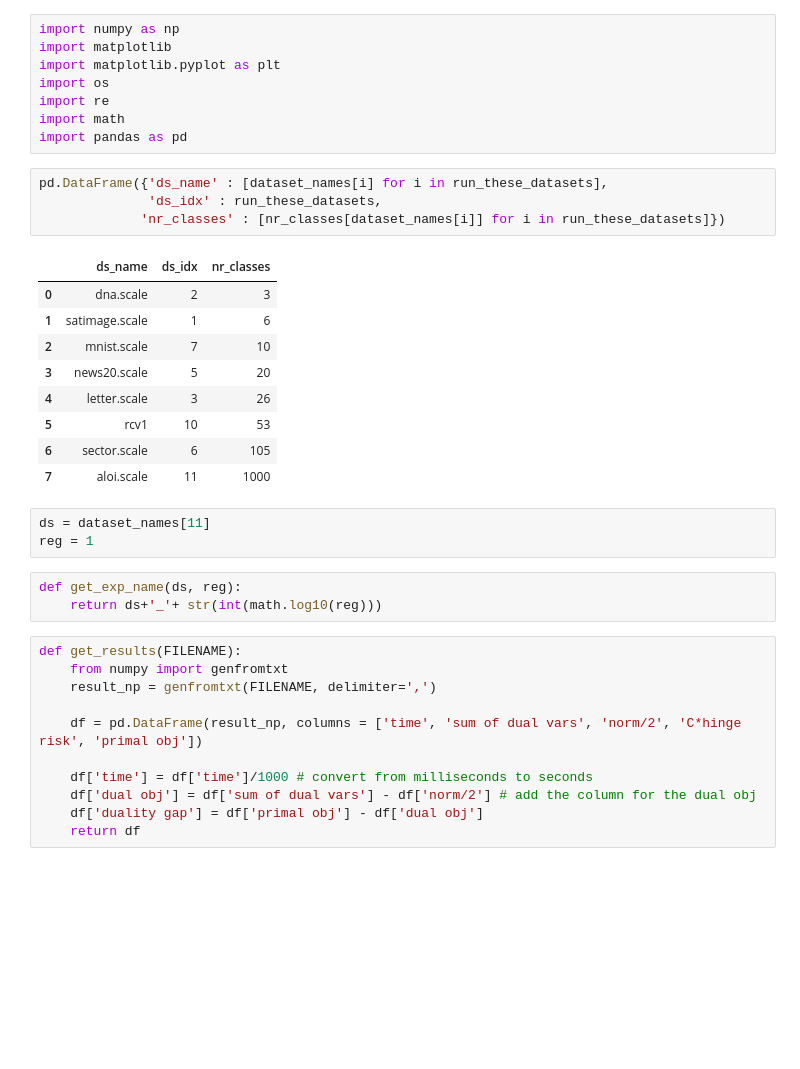
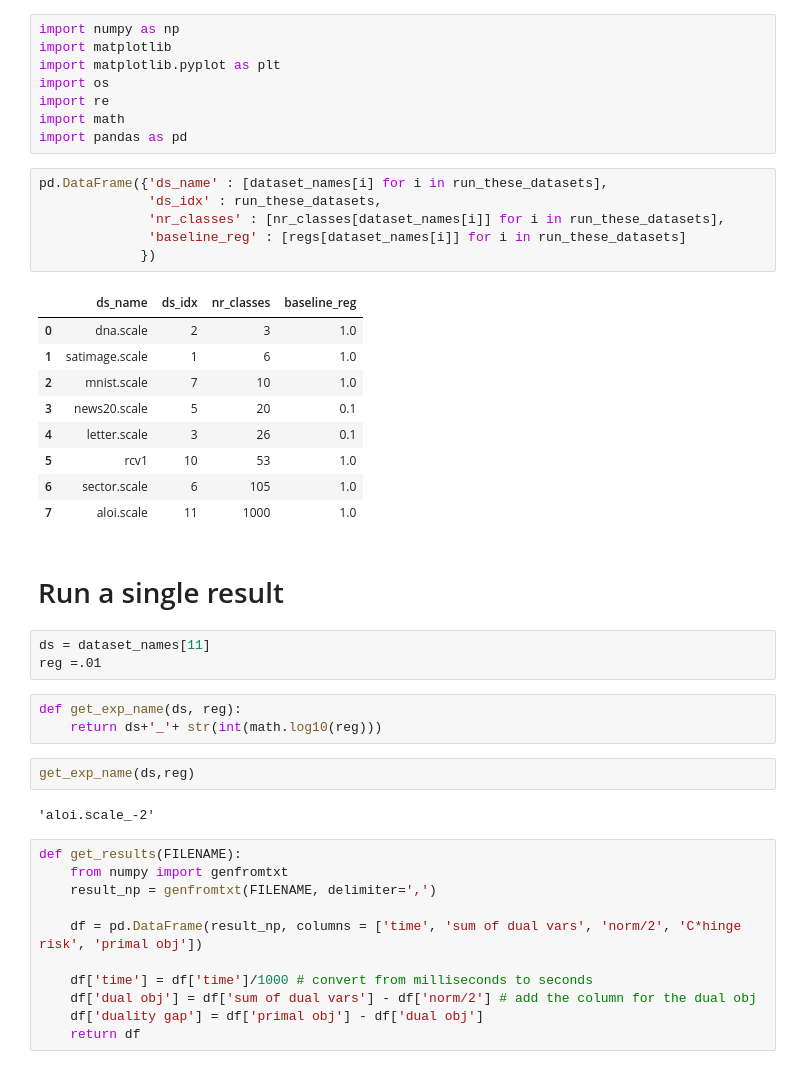
Before and after one commit to YutongWangUMich/liblinear, a Jupyter notebook: experiments/analyze.ipynb, the cells around one changed output. Saved outputs shown, nothing was run; the diff lists cells and outputs as text; blank space fills up the shorter version.

```diff
--- a/experiments/analyze.ipynb
+++ b/experiments/analyze.ipynb
@@ -73,23 +73,31 @@ import pandas as pd
 # %%
 pd.DataFrame({'ds_name' : [dataset_names[i] for i in run_these_datasets],
               'ds_idx' : run_these_datasets,
-             'nr_classes' : [nr_classes[dataset_names[i]] for i in run_these_datasets]})
+              'nr_classes' : [nr_classes[dataset_names[i]] for i in run_these_datasets],
+              'baseline_reg' : [regs[dataset_names[i]] for i in run_these_datasets]
+             })
 # %% [output]
-|  | ds_name | ds_idx | nr_classes |
-| 0 | dna.scale | 2 | 3 |
-| 1 | satimage.scale | 1 | 6 |
-| 2 | mnist.scale | 7 | 10 |
-| 3 | news20.scale | 5 | 20 |
-| 4 | letter.scale | 3 | 26 |
-| 5 | rcv1 | 10 | 53 |
-| 6 | sector.scale | 6 | 105 |
-| 7 | aloi.scale | 11 | 1000 |
+|  | ds_name | ds_idx | nr_classes | baseline_reg |
+| 0 | dna.scale | 2 | 3 | 1.0 |
+| 1 | satimage.scale | 1 | 6 | 1.0 |
+| 2 | mnist.scale | 7 | 10 | 1.0 |
+| 3 | news20.scale | 5 | 20 | 0.1 |
+| 4 | letter.scale | 3 | 26 | 0.1 |
+| 5 | rcv1 | 10 | 53 | 1.0 |
+| 6 | sector.scale | 6 | 105 | 1.0 |
+| 7 | aloi.scale | 11 | 1000 | 1.0 |
+# %% [markdown]
+# Run a single result
 # %%
 ds = dataset_names[11]
-reg = 1
+reg =.01
 # %%
 def get_exp_name(ds, reg):
     return ds+'_'+ str(int(math.log10(reg)))
+# %%
+get_exp_name(ds,reg)
+# %% [output]
+'aloi.scale_-2'
 # %%
 def get_results(FILENAME):
     from numpy import genfromtxt
```
Also changed, not shown: parts of 9 cells of this notebook, 1 other file.
